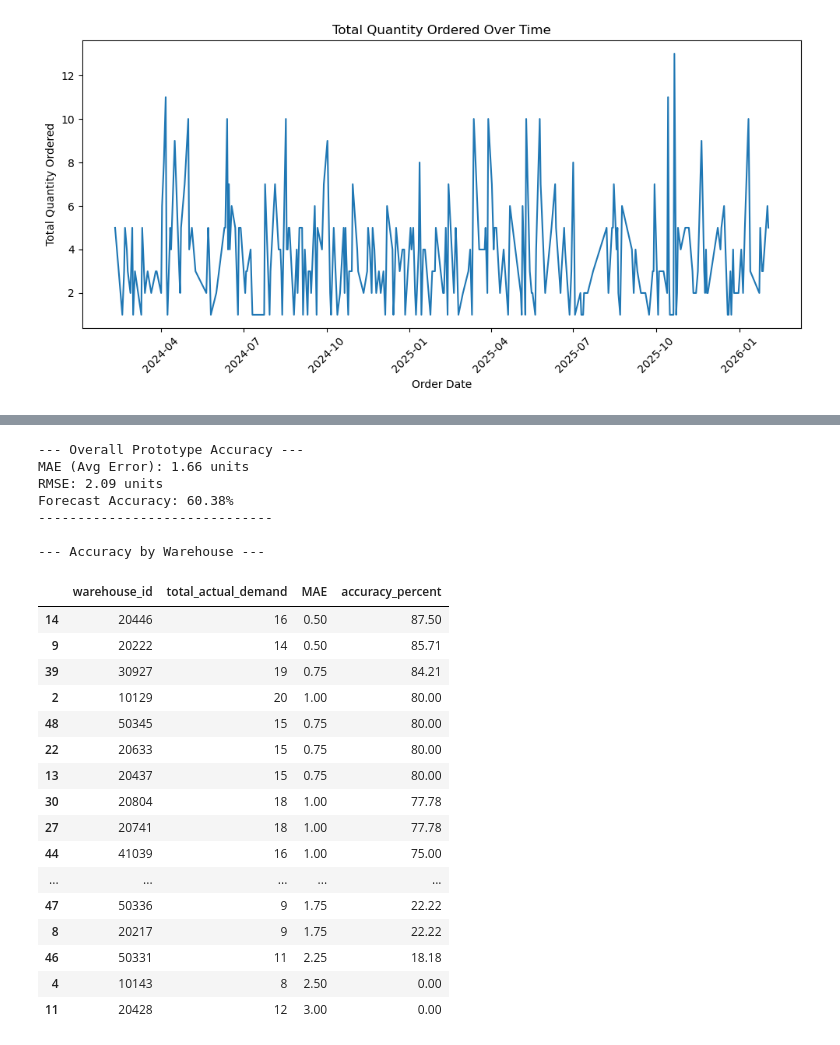
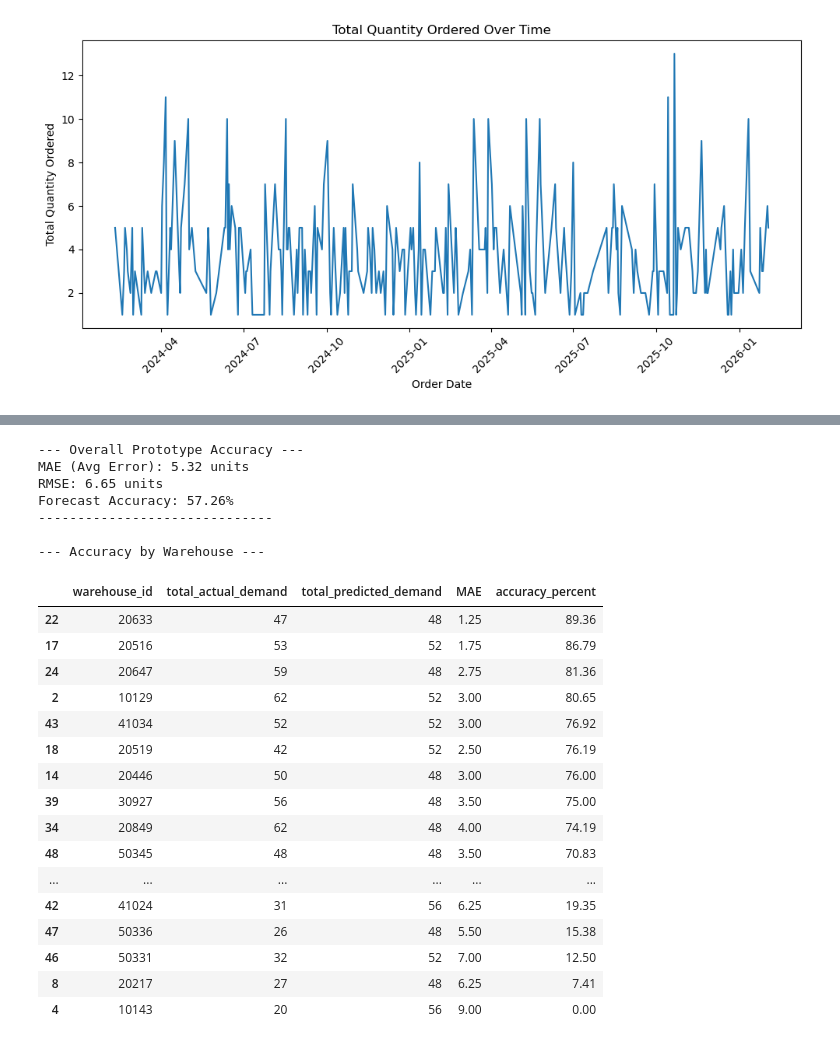
Before and after one commit to tanaymahapatra/E-commerce-Database-Management-and-Inventory-Optimization, a Jupyter notebook: model.ipynb, the cells around one changed output, grey strips where cells are left out. Saved outputs shown, nothing was run; the diff lists cells and outputs as text; code cells hidden in the pictures.

Commit message:
Model added for all products

```diff
--- a/model.ipynb
+++ b/model.ipynb
@@ -92,9 +104,9 @@ dt_one_year = dt_product[(dt_product['order_date'] >= start_date) & (dt_product[
 weekly_wh_orders = dt_one_year.groupby([
     'warehouse_id',
     pd.Grouper(key='order_date', freq='W-SUN')
-])['order_id'].nunique().reset_index()
+])['quantity'].sum().reset_index()
 
-weekly_wh_orders.columns = ['warehouse_id', 'week_end_date', 'order_count']
+weekly_wh_orders.columns = ['warehouse_id', 'week_end_date', 'total_quantity']
 
 # 3. Iterate through each warehouse to generate individual forecasts
 forecast_results = []
@@ -116,7 +128,7 @@ for warehouse, df_wh in weekly_wh_orders.groupby('warehouse_id'):
 
     try:
         # Train Simple Exponential Smoothing
-        model = SimpleExpSmoothing(df_wh['order_count'], initialization_method="estimated")
+        model = SimpleExpSmoothing(df_wh['total_quantity'], initialization_method="estimated")
         fitted_model = model.fit()
 
         # Forecast the next 4 weeks
@@ -130,7 +142,7 @@ for warehouse, df_wh in weekly_wh_orders.groupby('warehouse_id'):
             forecast_results.append({
                 'warehouse_id': warehouse,
                 'forecast_date': date,
-                'predicted_order_count': max(0, int(round(pred_val))) # Prevent negative forecasts
+                'predicted_total_quantity': max(0, int(round(pred_val))) # Prevent negative forecasts
             })
 
     except Exception as e:
@@ -165,9 +177,9 @@ actuals_df = dt_product[(dt_product['order_date'] >= test_start_date) & (dt_prod
 actual_weekly_wh = actuals_df.groupby([
     'warehouse_id',
     pd.Grouper(key='order_date', freq='W-SUN')
-])['order_id'].nunique().reset_index()
+])['quantity'].sum().reset_index()
 
-actual_weekly_wh.columns = ['warehouse_id', 'forecast_date', 'actual_order_count']
+actual_weekly_wh.columns = ['warehouse_id', 'forecast_date', 'actual_total_quantity']
 
 # 8. Merge the actuals into your predictions table
 # A left merge ensures we keep all predictions, even if a warehouse had 0 actual sales that week
@@ -179,10 +191,10 @@ evaluation_df = pd.merge(
 )
 
 # Fill missing actuals with 0 (since no record means 0 orders) and convert to integer
-evaluation_df['actual_order_count'] = evaluation_df['actual_order_count'].fillna(0).astype(int)
+evaluation_df['actual_total_quantity'] = evaluation_df['actual_total_quantity'].fillna(0).astype(int)
 
 # 9. Calculate the error (Difference)
-evaluation_df['error'] = evaluation_df['predicted_order_count'] - evaluation_df['actual_order_count']
+evaluation_df['error'] = evaluation_df['predicted_total_quantity'] - evaluation_df['actual_total_quantity']
 
 evaluation_df
 # %% [output]
@@ -204,8 +216,8 @@ evaluation_df
 from sklearn.metrics import mean_absolute_error, mean_squared_error
 
 # 1. Overall Forecast Metrics
-y_true = evaluation_df['actual_order_count']
-y_pred = evaluation_df['predicted_order_count']
+y_true = evaluation_df['actual_total_quantity']
+y_pred = evaluation_df['predicted_total_quantity']
 
 mae = mean_absolute_error(y_true, y_pred)
 rmse = np.sqrt(mean_squared_error(y_true, y_pred))
@@ -221,55 +233,57 @@ overall_accuracy = max(0, 100 - wmape)
 print("--- Overall Prototype Accuracy ---")
 print(f"MAE (Avg Error): {mae:.2f} units")
 print(f"RMSE: {rmse:.2f} units")
 print(f"Forecast Accuracy: {overall_accuracy:.2f}%")
 print("-" * 30)
 
 # 2. Warehouse-Specific Accuracy (For the Warehouse Managers)
 warehouse_metrics = []
 
 for wh_id, group in evaluation_df.groupby('warehouse_id'):
-    w_true = group['actual_order_count']
-    w_pred = group['predicted_order_count']
+    w_true = group['actual_total_quantity']
+    w_pred = group['predicted_total_quantity']
 
     w_mae = mean_absolute_error(w_true, w_pred)
-    w_sum = w_true.sum()
+    w_true_sum = w_true.sum()
+    w_pred_sum = w_pred.sum()
     w_error = np.abs(w_true - w_pred).sum()
 
-    w_wmape = (w_error / w_sum) * 100 if w_sum > 0 else 0
+    w_wmape = (w_error / w_true_sum) * 100 if w_true_sum > 0 else 0
     w_acc = max(0, 100 - w_wmape)
 
     warehouse_metrics.append({
         'warehouse_id': wh_id,
-        'total_actual_demand': w_sum,
+        'total_actual_demand': w_true_sum,
+        'total_predicted_demand': w_pred_sum,
         'MAE': round(w_mae, 2),
         'accuracy_percent': round(w_acc, 2)
     })
 
 wh_accuracy_df = pd.DataFrame(warehouse_metrics).sort_values('accuracy_percent', ascending=False)
 print("\n--- Accuracy by Warehouse ---")
 wh_accuracy_df
 # %% [output]
 --- Overall Prototype Accuracy ---
-MAE (Avg Error): 1.66 units
-RMSE: 2.09 units
-Forecast Accuracy: 60.38%
+MAE (Avg Error): 5.32 units
+RMSE: 6.65 units
+Forecast Accuracy: 57.26%
 ------------------------------
 
 --- Accuracy by Warehouse ---
-|  | warehouse_id | total_actual_demand | MAE | accuracy_percent |
-| 14 | 20446 | 16 | 0.50 | 87.50 |
-| 9 | 20222 | 14 | 0.50 | 85.71 |
-| 39 | 30927 | 19 | 0.75 | 84.21 |
-| 2 | 10129 | 20 | 1.00 | 80.00 |
-| 48 | 50345 | 15 | 0.75 | 80.00 |
-| 22 | 20633 | 15 | 0.75 | 80.00 |
-| 13 | 20437 | 15 | 0.75 | 80.00 |
-| 30 | 20804 | 18 | 1.00 | 77.78 |
-| 27 | 20741 | 18 | 1.00 | 77.78 |
-| 44 | 41039 | 16 | 1.00 | 75.00 |
-| ... | ... | ... | ... | ... |
-| 47 | 50336 | 9 | 1.75 | 22.22 |
-| 8 | 20217 | 9 | 1.75 | 22.22 |
-| 46 | 50331 | 11 | 2.25 | 18.18 |
-| 4 | 10143 | 8 | 2.50 | 0.00 |
-| 11 | 20428 | 12 | 3.00 | 0.00 |
+|  | warehouse_id | total_actual_demand | total_predicted_demand | MAE | accuracy_percent |
+| 22 | 20633 | 47 | 48 | 1.25 | 89.36 |
+| 17 | 20516 | 53 | 52 | 1.75 | 86.79 |
+| 24 | 20647 | 59 | 48 | 2.75 | 81.36 |
+| 2 | 10129 | 62 | 52 | 3.00 | 80.65 |
+| 43 | 41034 | 52 | 52 | 3.00 | 76.92 |
+| 18 | 20519 | 42 | 52 | 2.50 | 76.19 |
+| 14 | 20446 | 50 | 48 | 3.00 | 76.00 |
+| 39 | 30927 | 56 | 48 | 3.50 | 75.00 |
+| 34 | 20849 | 62 | 48 | 4.00 | 74.19 |
+| 48 | 50345 | 48 | 48 | 3.50 | 70.83 |
+| ... | ... | ... | ... | ... | ... |
+| 42 | 41024 | 31 | 56 | 6.25 | 19.35 |
+| 47 | 50336 | 26 | 48 | 5.50 | 15.38 |
+| 46 | 50331 | 32 | 52 | 7.00 | 12.50 |
+| 8 | 20217 | 27 | 48 | 6.25 | 7.41 |
+| 4 | 10143 | 20 | 56 | 9.00 | 0.00 |
```
Also changed, not shown: parts of 9 cells of this notebook.
